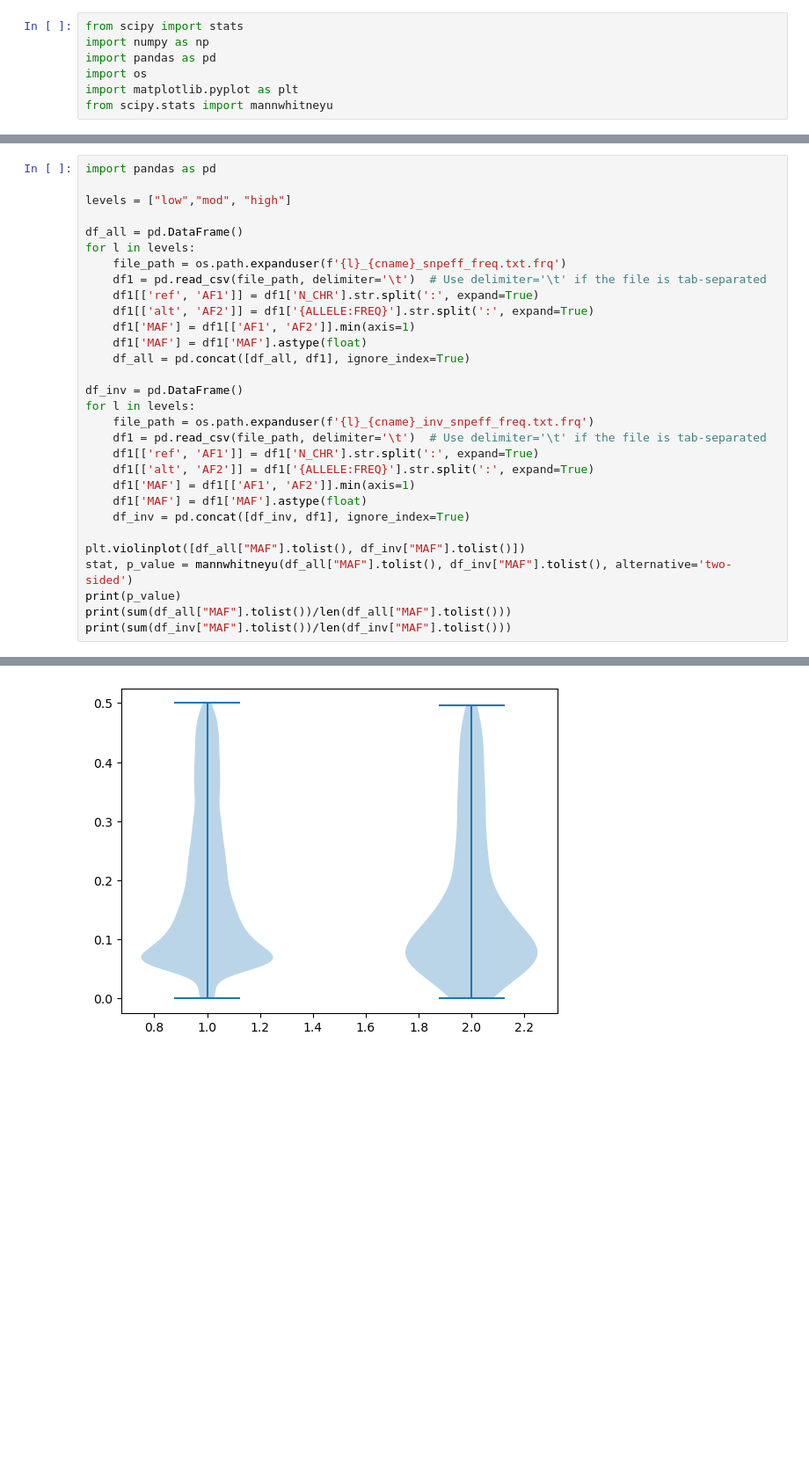
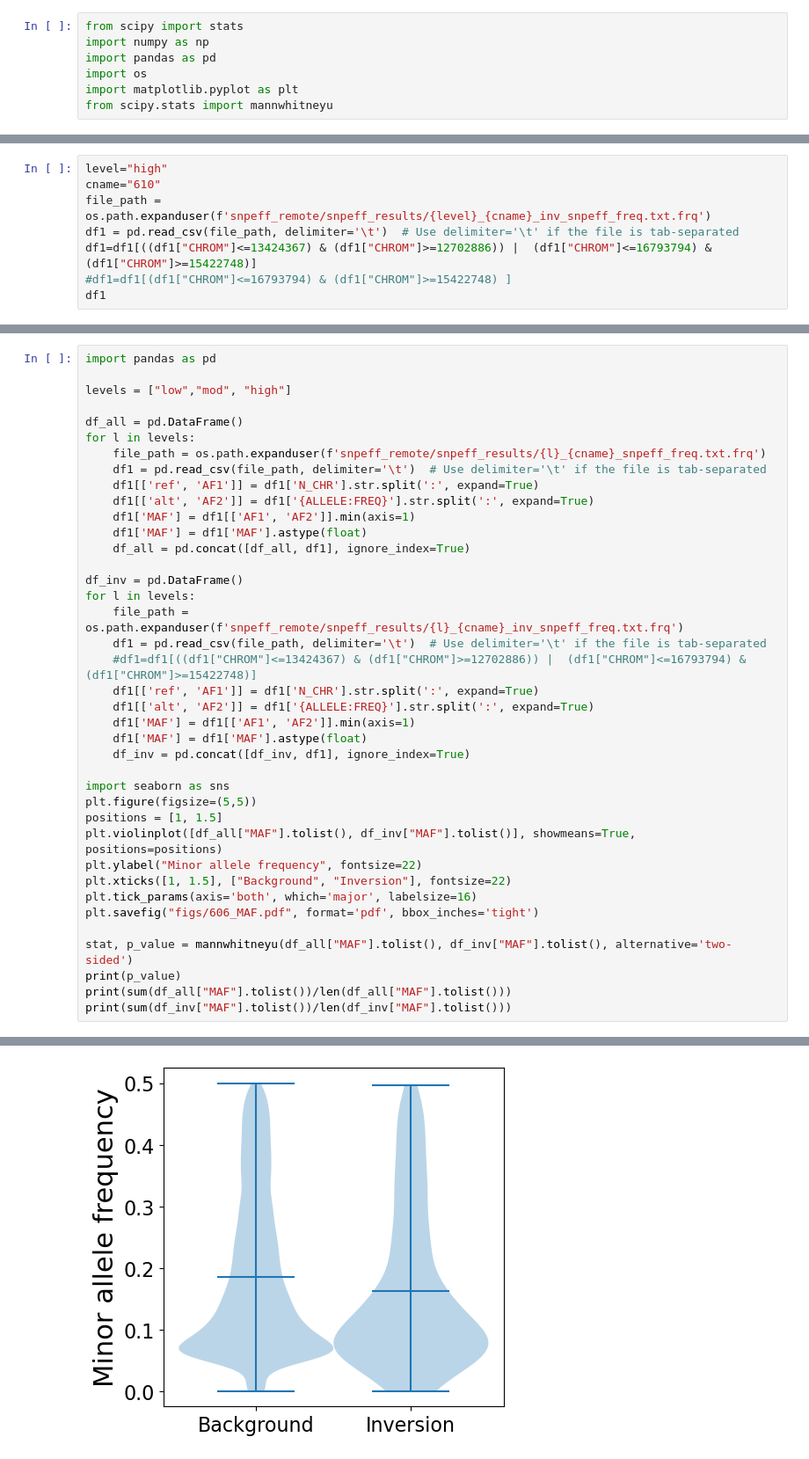
Before and after one commit to Cpetak/local_pca_pipe, a Jupyter notebook: plot_AFs.ipynb, the cells around one changed output, grey strips where cells are left out. Shown at 88% size. Drawn from its saved outputs; the diff is of its cells as text; blank space fills up the shorter version.

Commit message:
pushing some changes during results gathering

```diff
--- a/plot_AFs.ipynb
+++ b/plot_AFs.ipynb
@@ -125,0 +205,8 @@ p =  0.1602226346473315
+# %%
+level="high"
+cname="610"
+file_path = os.path.expanduser(f'snpeff_remote/snpeff_results/{level}_{cname}_inv_snpeff_freq.txt.frq')
+df1 = pd.read_csv(file_path, delimiter='\t')  # Use delimiter='\t' if the file is tab-separated
+df1=df1[((df1["CHROM"]<=13424367) & (df1["CHROM"]>=12702886)) |  (df1["CHROM"]<=16793794) & (df1["CHROM"]>=15422748)]
+#df1=df1[(df1["CHROM"]<=16793794) & (df1["CHROM"]>=15422748) ]
+df1
@@ -127,34 +216,43 @@ p =  0.1602226346473315
 import pandas as pd
 
 levels = ["low","mod", "high"]
 
 df_all = pd.DataFrame()
 for l in levels:
-    file_path = os.path.expanduser(f'{l}_{cname}_snpeff_freq.txt.frq')
+    file_path = os.path.expanduser(f'snpeff_remote/snpeff_results/{l}_{cname}_snpeff_freq.txt.frq')
     df1 = pd.read_csv(file_path, delimiter='\t')  # Use delimiter='\t' if the file is tab-separated
     df1[['ref', 'AF1']] = df1['N_CHR'].str.split(':', expand=True)
     df1[['alt', 'AF2']] = df1['{ALLELE:FREQ}'].str.split(':', expand=True)
     df1['MAF'] = df1[['AF1', 'AF2']].min(axis=1)
     df1['MAF'] = df1['MAF'].astype(float)
     df_all = pd.concat([df_all, df1], ignore_index=True)
 
 df_inv = pd.DataFrame()
 for l in levels:
-    file_path = os.path.expanduser(f'{l}_{cname}_inv_snpeff_freq.txt.frq')
+    file_path = os.path.expanduser(f'snpeff_remote/snpeff_results/{l}_{cname}_inv_snpeff_freq.txt.frq')
     df1 = pd.read_csv(file_path, delimiter='\t')  # Use delimiter='\t' if the file is tab-separated
+    #df1=df1[((df1["CHROM"]<=13424367) & (df1["CHROM"]>=12702886)) |  (df1["CHROM"]<=16793794) & (df1["CHROM"]>=15422748)]
     df1[['ref', 'AF1']] = df1['N_CHR'].str.split(':', expand=True)
     df1[['alt', 'AF2']] = df1['{ALLELE:FREQ}'].str.split(':', expand=True)
     df1['MAF'] = df1[['AF1', 'AF2']].min(axis=1)
     df1['MAF'] = df1['MAF'].astype(float)
     df_inv = pd.concat([df_inv, df1], ignore_index=True)
 
-plt.violinplot([df_all["MAF"].tolist(), df_inv["MAF"].tolist()])
+import seaborn as sns
+plt.figure(figsize=(5,5))
+positions = [1, 1.5]
+plt.violinplot([df_all["MAF"].tolist(), df_inv["MAF"].tolist()], showmeans=True, positions=positions)
+plt.ylabel("Minor allele frequency", fontsize=22)
+plt.xticks([1, 1.5], ["Background", "Inversion"], fontsize=22)
+plt.tick_params(axis='both', which='major', labelsize=16)
+plt.savefig("figs/606_MAF.pdf", format='pdf', bbox_inches='tight')
+
 stat, p_value = mannwhitneyu(df_all["MAF"].tolist(), df_inv["MAF"].tolist(), alternative='two-sided')
 print(p_value)
 print(sum(df_all["MAF"].tolist())/len(df_all["MAF"].tolist()))
 print(sum(df_inv["MAF"].tolist())/len(df_inv["MAF"].tolist()))
 # %% [output]
 5.020038409872749e-08
 0.18572830190027623
 0.1624617806962963
-[figure, old version]
+[figure, new version]
```
Also changed, not shown: parts of 6 cells of this notebook, 6 other files.
